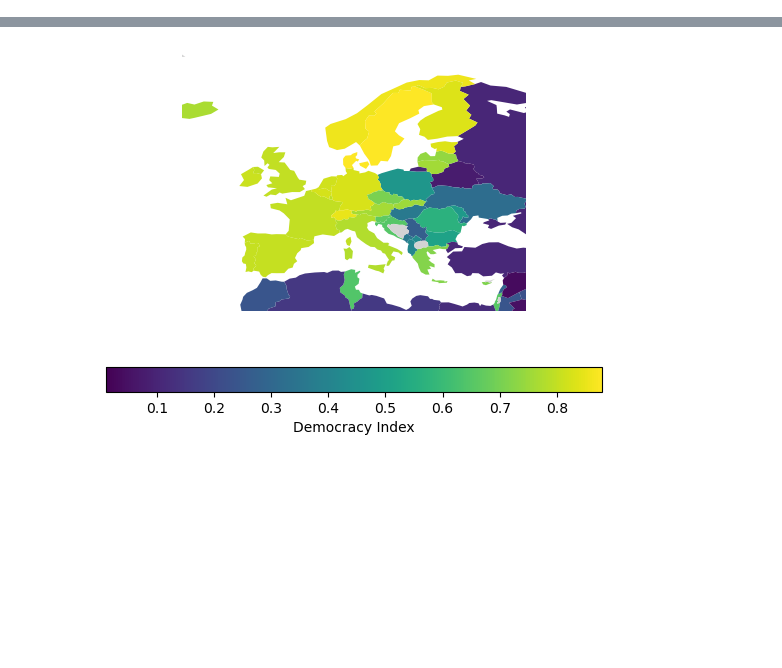
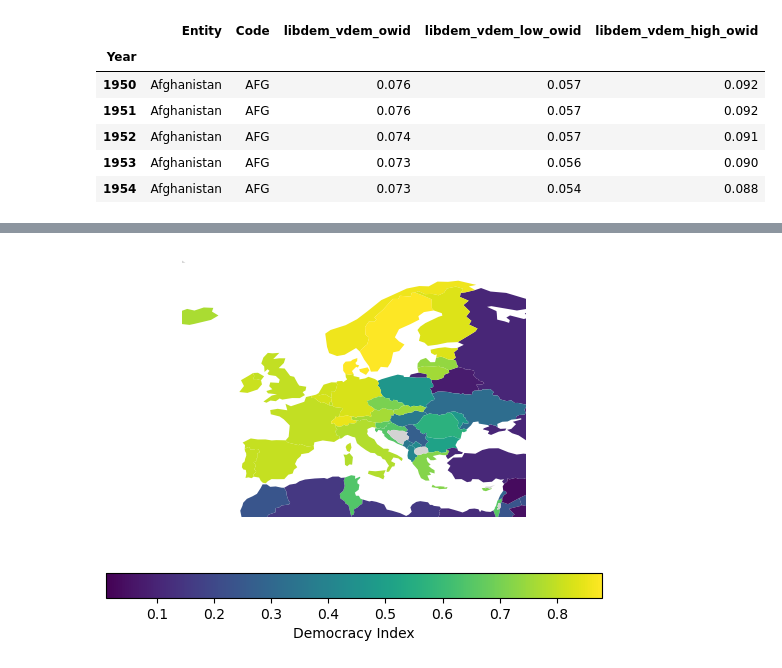
Before and after one commit to epfl-ada/ada-2022-project-datamineurs, a Jupyter notebook: project_bench.ipynb, the cells around one changed output, grey strips where cells are left out. Drawn from its saved outputs; the diff is of its cells as text; code cells hidden in the pictures; blank space fills up the shorter version.

```diff
--- a/project_bench.ipynb
+++ b/project_bench.ipynb
@@ -29,4 +29,16 @@ with gzip.open(path + 'aggregated_timeseries.json.gz', "rb") as f:
 
 
 #Setting the 'Year' values as index in order to put it in the x-axis
+# %%
+df_plot=df[df['Year']>=1950]
+df_plot.set_index('Year',inplace=True)
+df_plot.head()
+# %% [output]
+|  | Entity | Code | libdem_vdem_owid | libdem_vdem_low_owid | libdem_vdem_high_owid |
+| Year |  |  |  |  |  |
+| 1950 | Afghanistan | AFG | 0.076 | 0.057 | 0.092 |
+| 1951 | Afghanistan | AFG | 0.076 | 0.057 | 0.092 |
+| 1952 | Afghanistan | AFG | 0.074 | 0.057 | 0.091 |
+| 1953 | Afghanistan | AFG | 0.073 | 0.056 | 0.090 |
+| 1954 | Afghanistan | AFG | 0.073 | 0.054 | 0.088 |
 # %%
```
Also changed, not shown: parts of 3 cells of this notebook.
